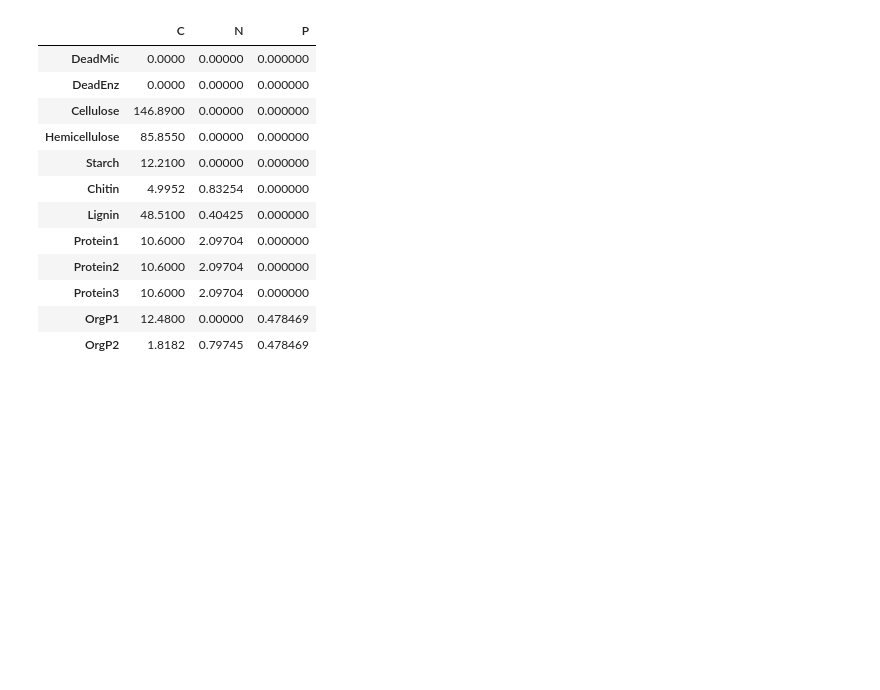
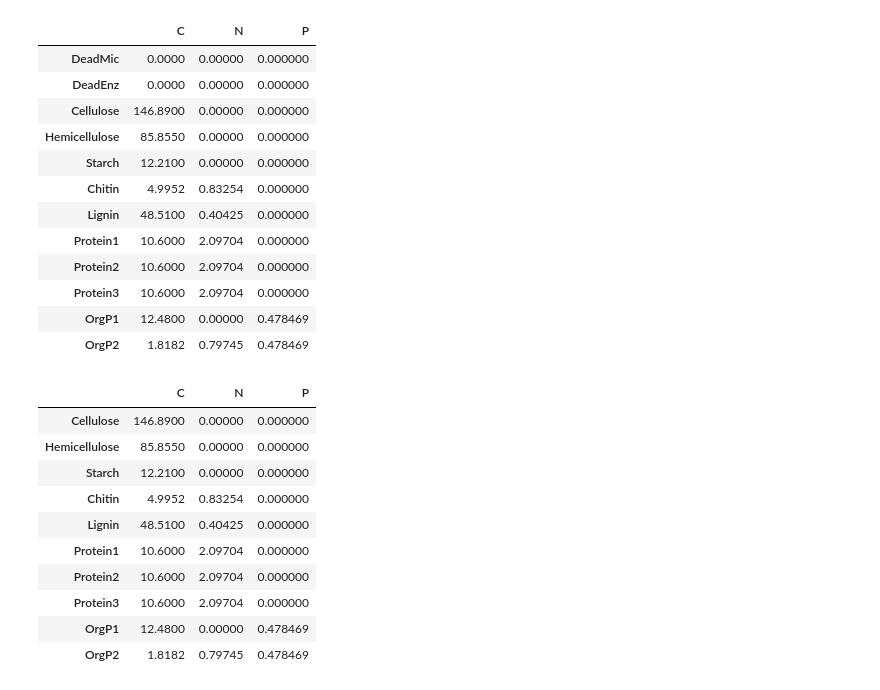
Before and after one commit to bioatmosphere/microbiome-climate-gradient, a Jupyter notebook: inputs/site_information/litter_chemistry.ipynb, the cells around one changed output. Cells and saved outputs as stored; diff of their text form; code cells hidden in the pictures; blank space fills up the shorter version.

```diff
--- a/inputs/site_information/litter_chemistry.ipynb
+++ b/inputs/site_information/litter_chemistry.ipynb
@@ -34,3 +34,18 @@ grassland
 | Protein3 | 10.6000 | 2.09704 | 0.000000 |
 | OrgP1 | 12.4800 | 0.00000 | 0.478469 |
 | OrgP2 | 1.8182 | 0.79745 | 0.478469 |
+# %%
+grassland = grassland.iloc[2:,:]
+grassland
+# %% [output]
+|  | C | N | P |
+| Cellulose | 146.8900 | 0.00000 | 0.000000 |
+| Hemicellulose | 85.8550 | 0.00000 | 0.000000 |
+| Starch | 12.2100 | 0.00000 | 0.000000 |
+| Chitin | 4.9952 | 0.83254 | 0.000000 |
+| Lignin | 48.5100 | 0.40425 | 0.000000 |
+| Protein1 | 10.6000 | 2.09704 | 0.000000 |
+| Protein2 | 10.6000 | 2.09704 | 0.000000 |
+| Protein3 | 10.6000 | 2.09704 | 0.000000 |
+| OrgP1 | 12.4800 | 0.00000 | 0.478469 |
+| OrgP2 | 1.8182 | 0.79745 | 0.478469 |
```
Also changed, not shown: parts of 52 cells of this notebook.
